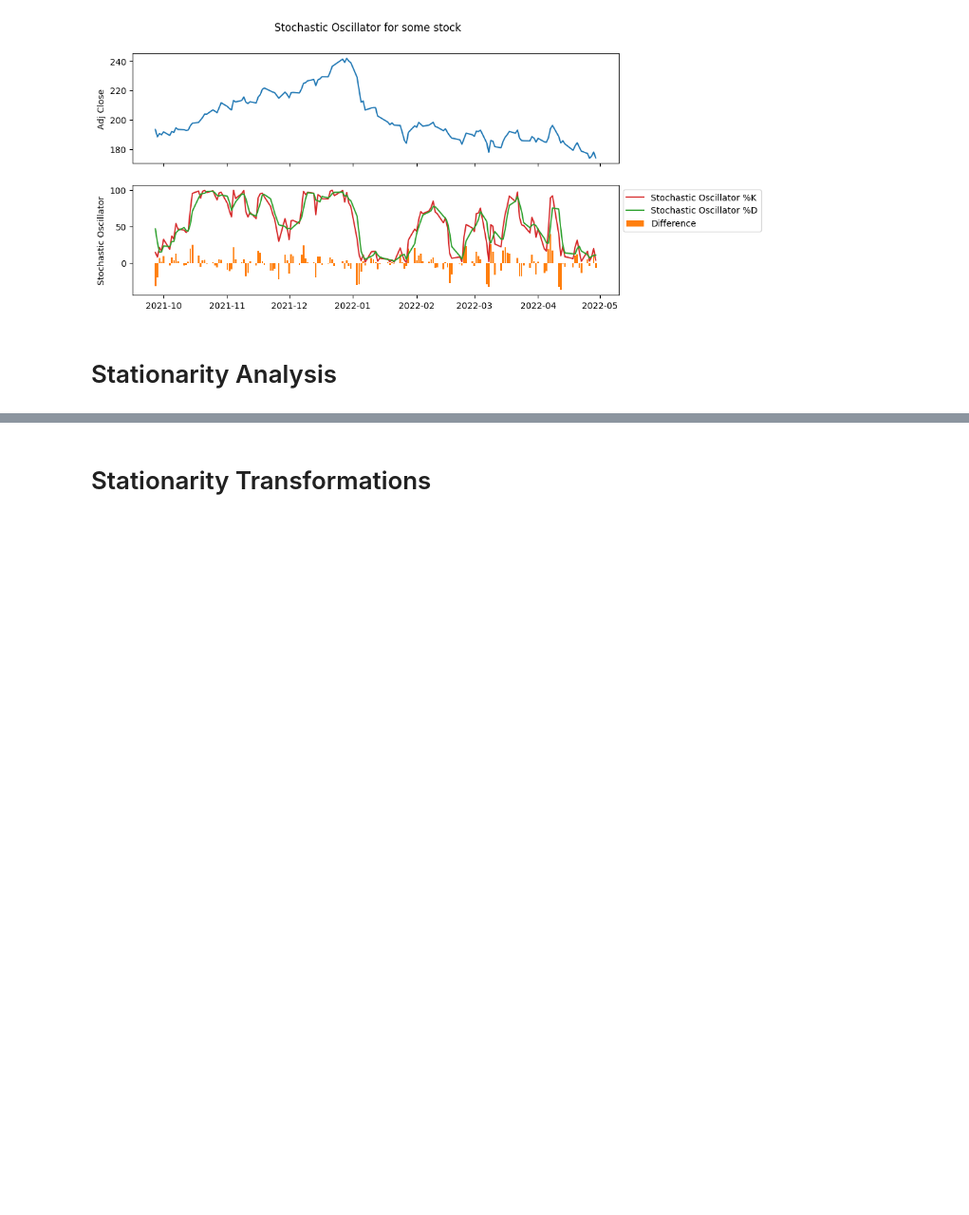
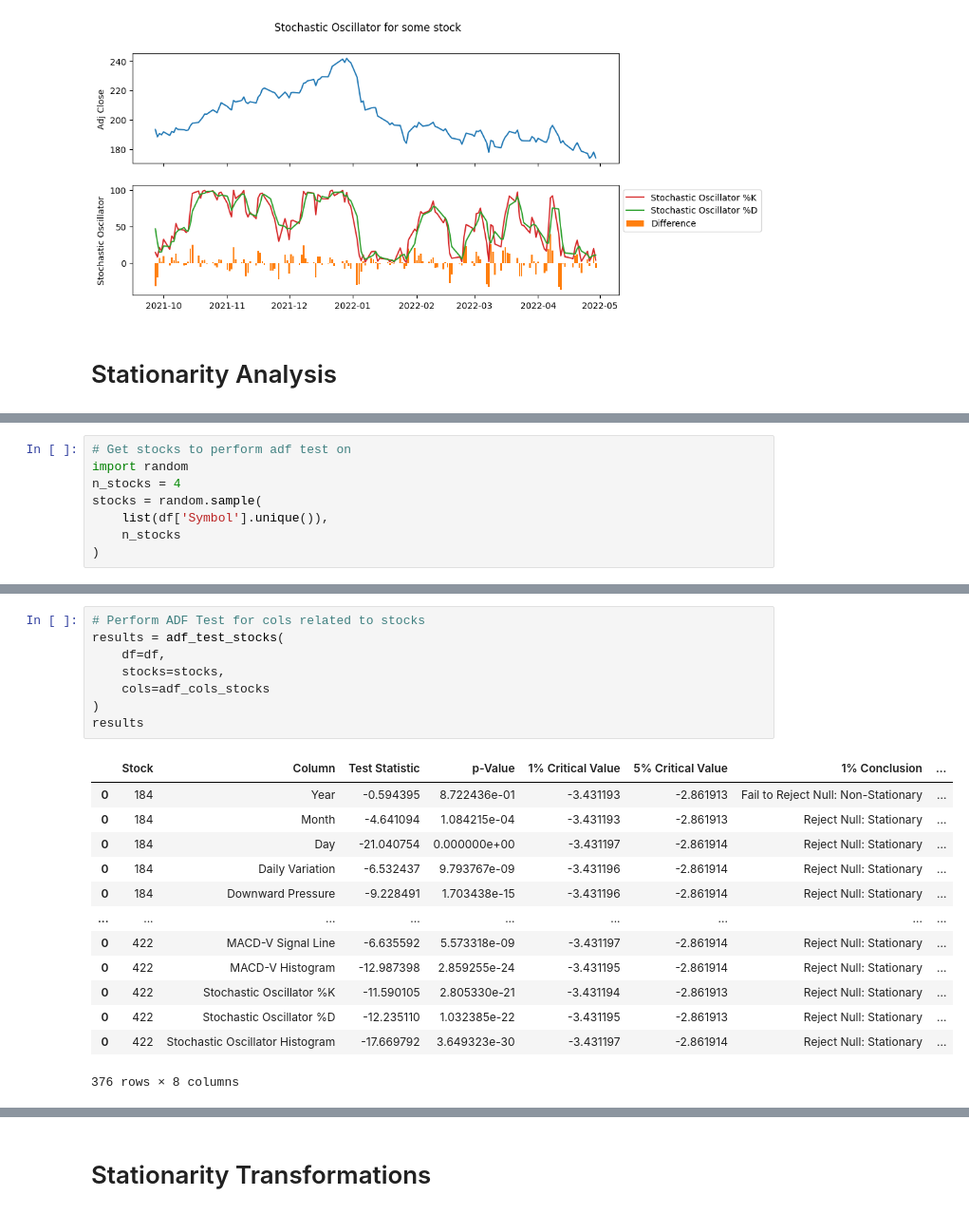
Before and after one commit to ed-churchill/ibm-ml-certificate, a Jupyter notebook: ibm-classification-feature-engineering.ipynb, the cells around one changed output, grey strips where cells are left out. Shown at 95% size. Saved outputs shown, nothing was run; the diff lists cells and outputs as text; blank space fills up the shorter version.

```diff
--- a/ibm-classification-feature-engineering.ipynb
+++ b/ibm-classification-feature-engineering.ipynb
@@ -338 +311,9 @@ df_stocks.dropna(ignore_index=True, inplace=True)
+# %%
+# Get stocks to perform adf test on
+import random
+n_stocks = 4
+stocks = random.sample(
+    list(df['Symbol'].unique()),
+    n_stocks
+)
 # %%
@@ -472,0 +493,22 @@ for s in stocks:
+# %%
+# Perform ADF Test for cols related to stocks
+results = adf_test_stocks(
+    df=df,
+    stocks=stocks,
+    cols=adf_cols_stocks
+)
+results
+# %% [output]
+|  | Stock | Column | Test Statistic | p-Value | 1% Critical Value | 5% Critical Value | 1% Conclusion | ... |
+| 0 | 184 | Year | -0.594395 | 8.722436e-01 | -3.431193 | -2.861913 | Fail to Reject Null: Non-Stationary | ... |
+| 0 | 184 | Month | -4.641094 | 1.084215e-04 | -3.431193 | -2.861913 | Reject Null: Stationary | ... |
+| 0 | 184 | Day | -21.040754 | 0.000000e+00 | -3.431197 | -2.861914 | Reject Null: Stationary | ... |
+| 0 | 184 | Daily Variation | -6.532437 | 9.793767e-09 | -3.431196 | -2.861914 | Reject Null: Stationary | ... |
+| 0 | 184 | Downward Pressure | -9.228491 | 1.703438e-15 | -3.431196 | -2.861914 | Reject Null: Stationary | ... |
+| ... | ... | ... | ... | ... | ... | ... | ... | ... |
+| 0 | 422 | MACD-V Signal Line | -6.635592 | 5.573318e-09 | -3.431197 | -2.861914 | Reject Null: Stationary | ... |
+| 0 | 422 | MACD-V Histogram | -12.987398 | 2.859255e-24 | -3.431195 | -2.861914 | Reject Null: Stationary | ... |
+| 0 | 422 | Stochastic Oscillator %K | -11.590105 | 2.805330e-21 | -3.431194 | -2.861913 | Reject Null: Stationary | ... |
+| 0 | 422 | Stochastic Oscillator %D | -12.235110 | 1.032385e-22 | -3.431195 | -2.861913 | Reject Null: Stationary | ... |
+| 0 | 422 | Stochastic Oscillator Histogram | -17.669792 | 3.649323e-30 | -3.431197 | -2.861914 | Reject Null: Stationary | ... |
+376 rows × 8 columns
```
Also changed, not shown: parts of 22 cells of this notebook.
